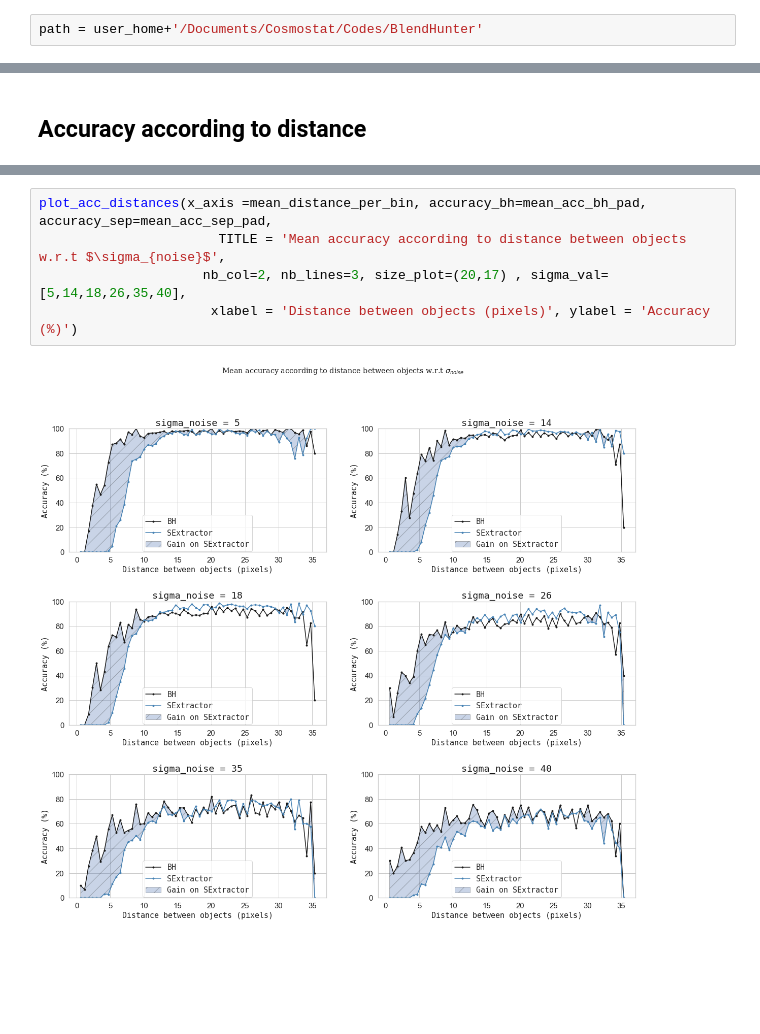
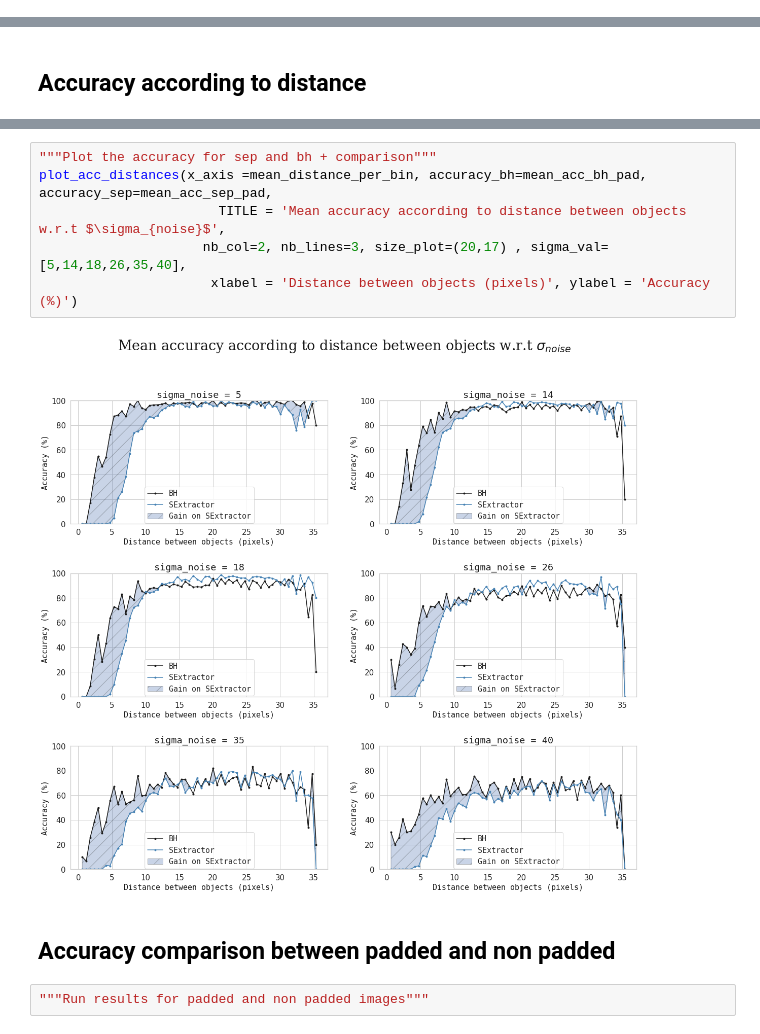
Before and after one commit to CosmoStat/BlendHunter, a Jupyter notebook: notebooks/plots_distances.ipynb, the cells around one changed output, grey strips where cells are left out. Saved outputs shown, nothing was run; the diff lists cells and outputs as text; blank space fills up the shorter version.

```diff
--- a/notebooks/plots_distances.ipynb
+++ b/notebooks/plots_distances.ipynb
@@ -72,5 +88,3 @@ plot_acc_distances(x_axis =mean_distance_per_bin, accuracy_bh=mean_acc_bh, accur
-# %%
-path = user_home+'/Documents/Cosmostat/Codes/BlendHunter'
 # %% [markdown]
 ### Data
 # %%
@@ -114,10 +132,15 @@ mean_acc_sep_pad = get_mean_acc(data=distances_errors_sep_pad, data_total=distan
 # %%
+"""Plot the accuracy for sep and bh + comparison"""
 plot_acc_distances(x_axis =mean_distance_per_bin, accuracy_bh=mean_acc_bh_pad, accuracy_sep=mean_acc_sep_pad,
                        TITLE = 'Mean accuracy according to distance between objects w.r.t $\sigma_{noise}$',
                      nb_col=2, nb_lines=3, size_plot=(20,17) , sigma_val=[5,14,18,26,35,40],
                       xlabel = 'Distance between objects (pixels)', ylabel = 'Accuracy (%)')
 # %% [output]
-[figure, old version]
+[figure, new version]
+# %% [markdown]
+## Accuracy comparison between padded and non padded
+# %%
+"""Run results for padded and non padded images"""
 # %%
 plot_acc_distances(x_axis =mean_distance_per_bin, accuracy_bh=mean_acc_bh_pad, accuracy_sep=mean_acc_bh,
                        TITLE = 'Mean accuracy according to distance between objects w.r.t $\sigma_{noise}$ after padding',
```
Also changed, not shown: parts of 13 cells of this notebook.
